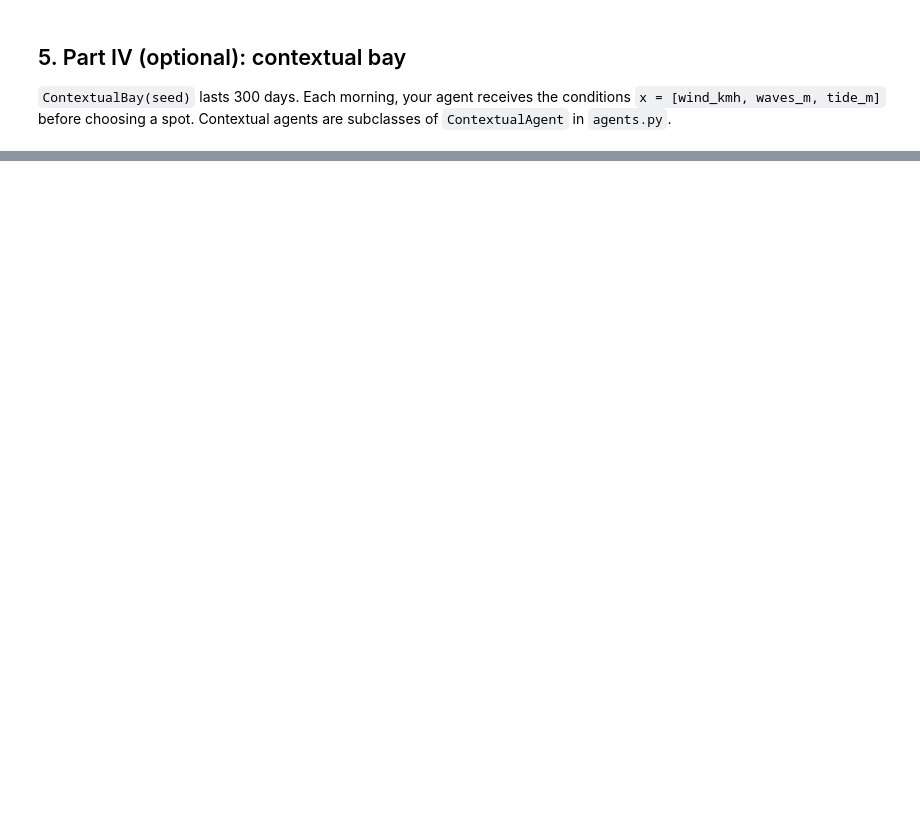
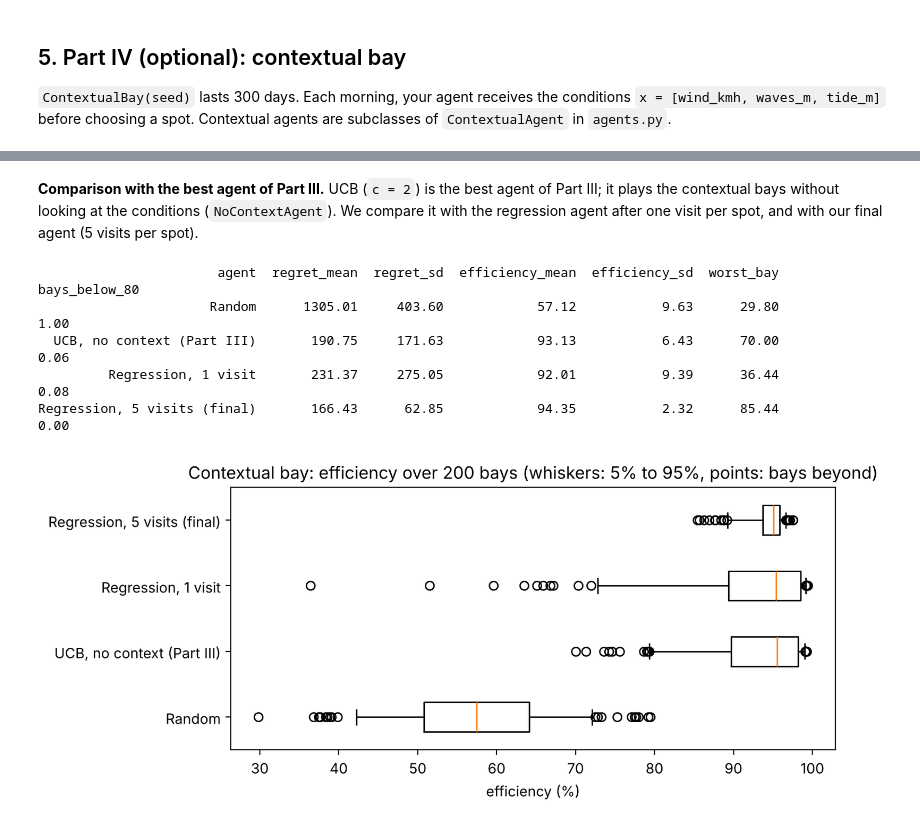
Before and after one commit to Kaisaantonsen/MALIS, a Jupyter notebook: Project1/experiment.ipynb, the cells around one changed output, grey strips where cells are left out. Cells and saved outputs as stored; diff of their text form; code cells hidden in the pictures; blank space fills up the shorter version.

```diff
--- a/Project1/experiment.ipynb
+++ b/Project1/experiment.ipynb
@@ -258,0 +436,35 @@ print(f"Random contextual agent: {total} kg over {bay.days} days")
+# %% [markdown]
+**Comparison with the best agent of Part III.** UCB (`c = 2`) is the best agent of Part III; it plays the
+contextual bays without looking at the conditions (`NoContextAgent`). We compare it with the regression agent after
+one visit per spot, and with our final agent (5 visits per spot).
+# %%
+CTX_FACTORIES = {
+    "Random": lambda seed: RandomContextualAgent(seed=seed),
+    "UCB, no context (Part III)": lambda seed: NoContextAgent(UCBAgent(seed=seed, c=2.0)),
+    "Regression, 1 visit": lambda seed: LinearRegressionAgent(n_init=1, seed=seed),
+    "Regression, 5 visits (final)": lambda seed: LinearRegressionAgent(n_init=5, seed=seed),
+}
+ctx_results = pd.concat([run_contextual(make).assign(agent=name) for name, make in CTX_FACTORIES.items()])
+ctx_summary = (ctx_results.groupby("agent", sort=False)
+               .agg(regret_mean=("regret", "mean"), regret_sd=("regret", "std"),
+                    efficiency_mean=("efficiency", "mean"), efficiency_sd=("efficiency", "std"),
+                    worst_bay=("efficiency", "min"), bays_below_80=("efficiency", lambda x: (x < 80).mean()))
+               .reset_index())
+print(ctx_summary.round(2).to_string(index=False))
+
+fig, ax = plt.subplots(figsize=(8, 3.6))
+labels = list(CTX_FACTORIES)
+ax.boxplot([ctx_results.loc[ctx_results.agent == n, "efficiency"] for n in labels],
+           tick_labels=labels, orientation="horizontal", whis=(5, 95))
+ax.set_xlabel("efficiency (%)")
+ax.set_title("Contextual bay: efficiency over 200 bays (whiskers: 5% to 95%, points: bays beyond)")
+fig.tight_layout()
+plt.show()
+ctx_results.to_csv("task6_contextual_bays.csv", index=False)
+# %% [output]
+                       agent  regret_mean  regret_sd  efficiency_mean  efficiency_sd  worst_bay  bays_below_80
+                      Random      1305.01     403.60            57.12           9.63      29.80           1.00
+  UCB, no context (Part III)       190.75     171.63            93.13           6.43      70.00           0.06
+         Regression, 1 visit       231.37     275.05            92.01           9.39      36.44           0.08
+Regression, 5 visits (final)       166.43      62.85            94.35           2.32      85.44           0.00
+[figure, added]
```
Also changed, not shown: parts of 16 cells of this notebook, 1 other file.
